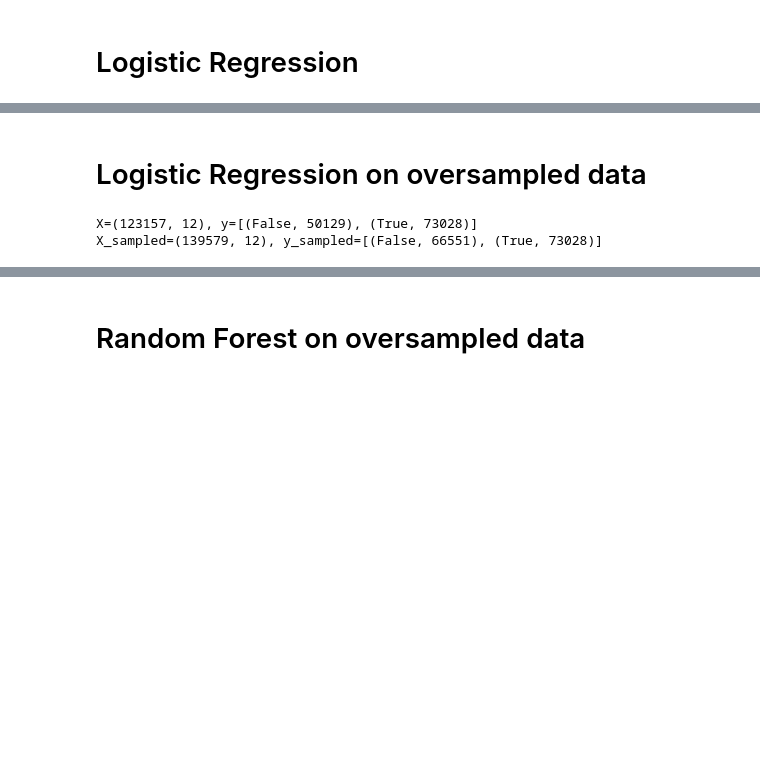
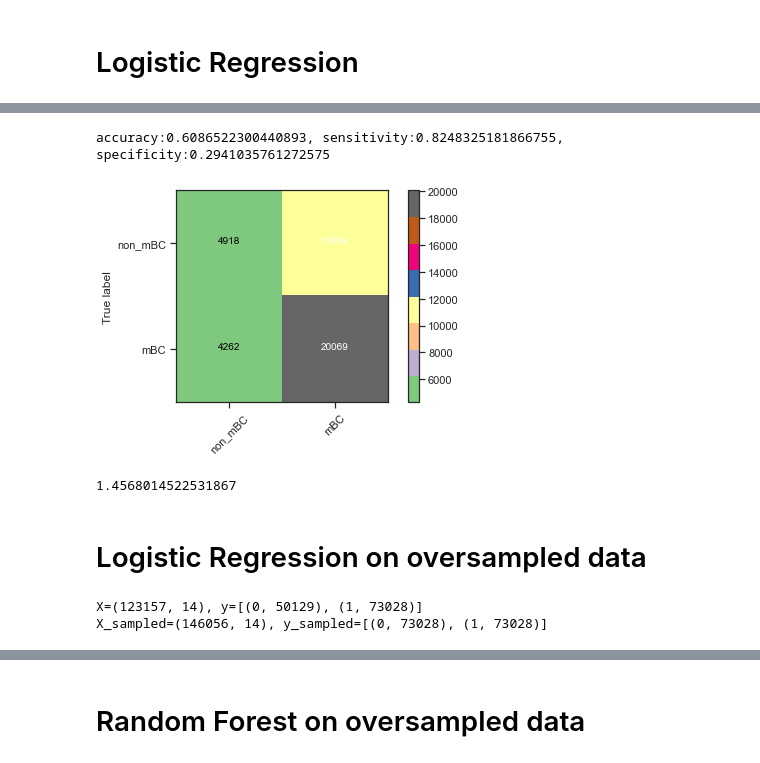
Before and after one commit to ygrepo/breast-cancer-hackathon, a Jupyter notebook: notebooks/mBC_Patient_modeling.ipynb, the cells around one changed output, grey strips where cells are left out. Saved outputs shown, nothing was run; the diff lists cells and outputs as text; code cells hidden in the pictures; blank space fills up the shorter version.

```diff
--- a/notebooks/mBC_Patient_modeling.ipynb
+++ b/notebooks/mBC_Patient_modeling.ipynb
@@ -135,7 +150,22 @@ plot_confusion_matrix_with_labels(x_test, y_test, best_lr_model, ["non_mBC", "mB
+# %%
+xgb = XGBClassifier(random_state = RANDOM_STATE_PARAMETER, n_jobs = -1)
+xgb.fit(x_train, y_train)
+y_prediction = xgb.predict(x_test)
+(accuracy, sensitivity, specificity) = compute_metrics(y_test, y_prediction)
+print(f"accuracy:{accuracy}, sensitivity:{sensitivity}, specificity:{specificity}")
+plot_confusion_matrix_with_labels(x_test, y_test, xgb, ["non_mBC", "mBC"], filename="xgb.pdf")
+# %% [output]
+accuracy:0.6086522300440893, sensitivity:0.8248325181866755, specificity:0.2941035761272575
+[figure, added]
+# %%
+mbc_ratio=y_train[y_train == 1].shape[0]/y_train[y_train == 0].shape[0]
+mbc_ratio
+# %% [output]
+1.4568014522531867
 # %% [markdown]
 # Logistic Regression on oversampled data
 # %%
-X_sampled, y_sampled = create_balanced_dataset('ADASYN', x_train.values, y_train)
+X_sampled, y_sampled = create_balanced_dataset('SMOTE', x_train, y_train)
 # %% [output]
-X=(123157, 12), y=[(False, 50129), (True, 73028)]
-X_sampled=(139579, 12), y_sampled=[(False, 66551), (True, 73028)]
+X=(123157, 14), y=[(0, 50129), (1, 73028)]
+X_sampled=(146056, 14), y_sampled=[(0, 73028), (1, 73028)]
```
Also changed, not shown: parts of 17 cells of this notebook, 7 other files.
